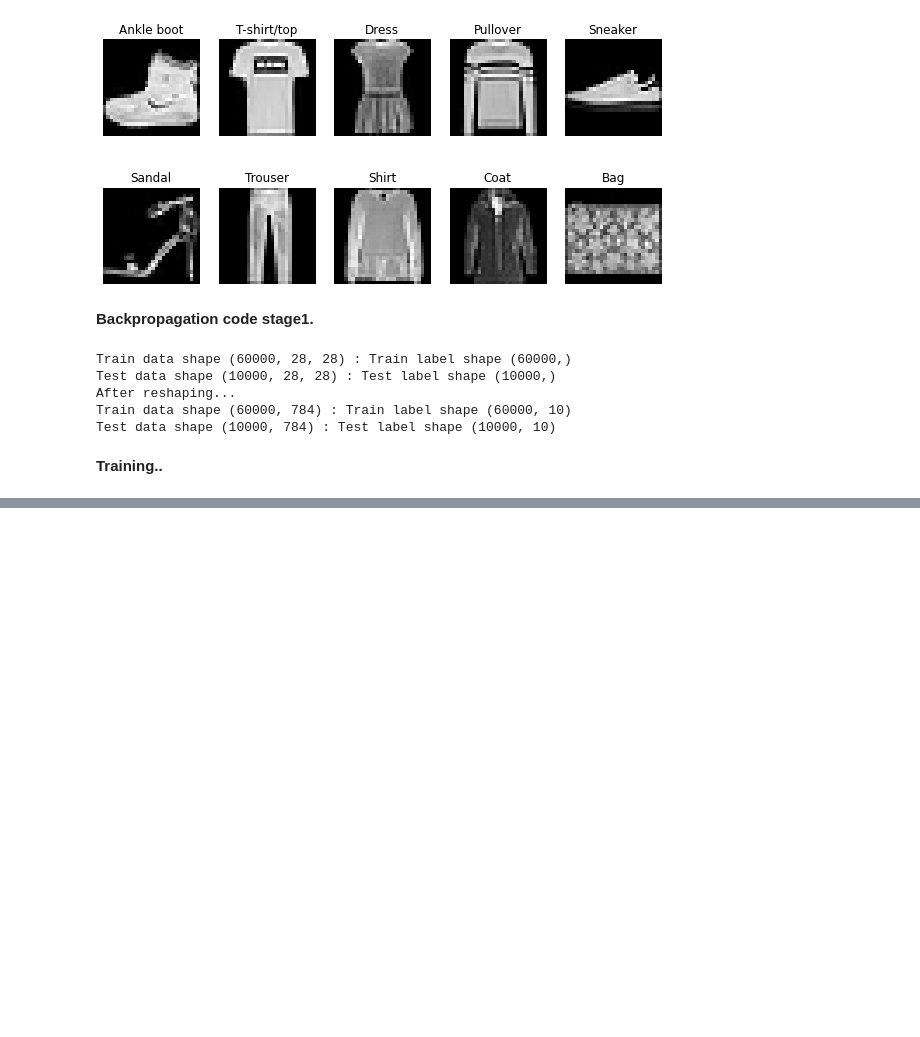
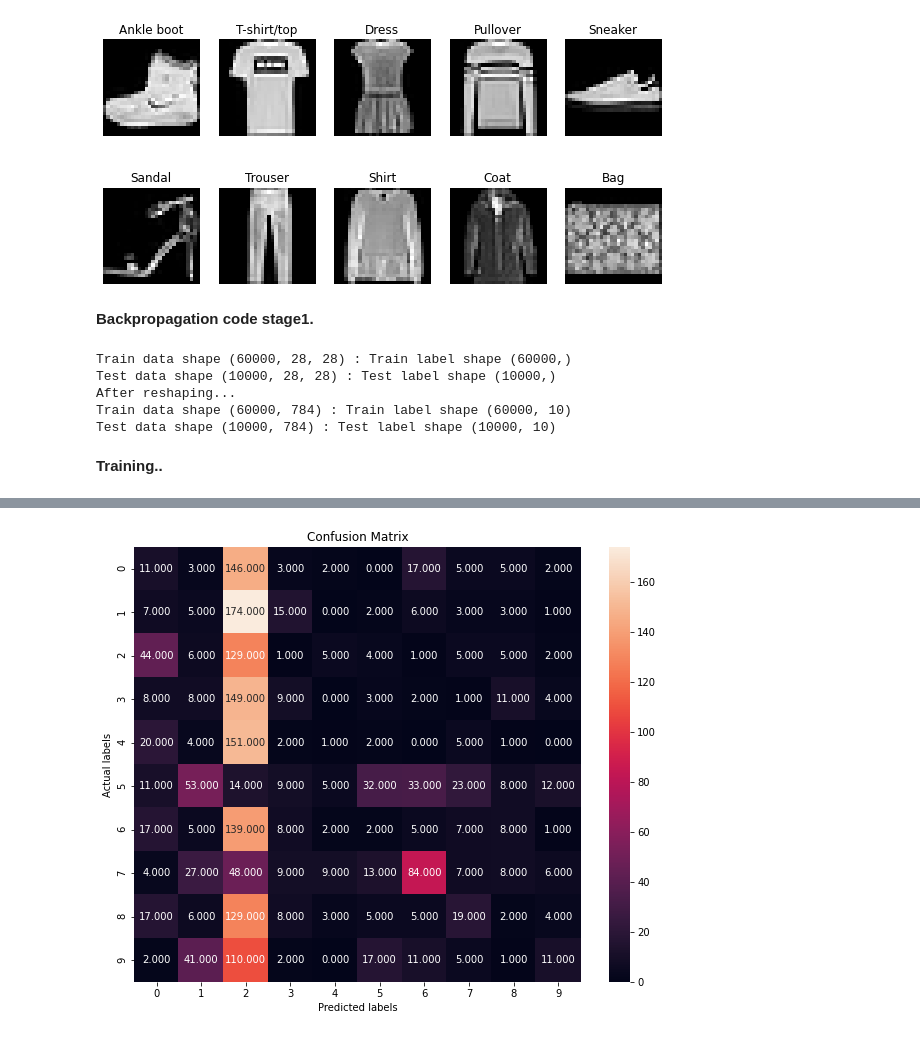
Before and after one commit to ManideepLadi/cs6910_assignment1, a Jupyter notebook: DeepNeuralNetwork.ipynb, the cells around one changed output, grey strips where cells are left out. Saved outputs shown, nothing was run; the diff lists cells and outputs as text; code cells hidden in the pictures; blank space fills up the shorter version.

```diff
--- a/DeepNeuralNetwork.ipynb
+++ b/DeepNeuralNetwork.ipynb
@@ -492,0 +478,20 @@ Fraction of correctly predicted datapoints:  0.102
+# %%
+def plot_confusion_mtx(matrix,num_classes):
+
+  plt.figure(figsize=(10,8))
+  ax= plt.subplot()
+  cmap=sns.light_palette("orange")
+  sns.heatmap(matrix, annot=True, ax = ax,fmt=".3f");
+  # labels, title and ticks
+  ax.set_xlabel('Predicted labels');ax.set_ylabel('Actual labels');
+  ax.set_title('Confusion Matrix');
+  ax.xaxis.set_ticklabels([str(i) for i in range(num_classes)]); ax.yaxis.set_ticklabels([str(i) for i in range(num_classes)]);
+  plt.show()
+# %%
+from sklearn.metrics import confusion_matrix
+import seaborn as sns
+
+cf=confusion_matrix(y_true=np.argmax(Y_sample,axis=1),y_pred=np.argmax(arch1.Y_hat,axis=1))
+plot_confusion_mtx(cf,10)
+# %% [output]
+[figure, added]
```
Also changed, not shown: parts of 15 cells of this notebook.
